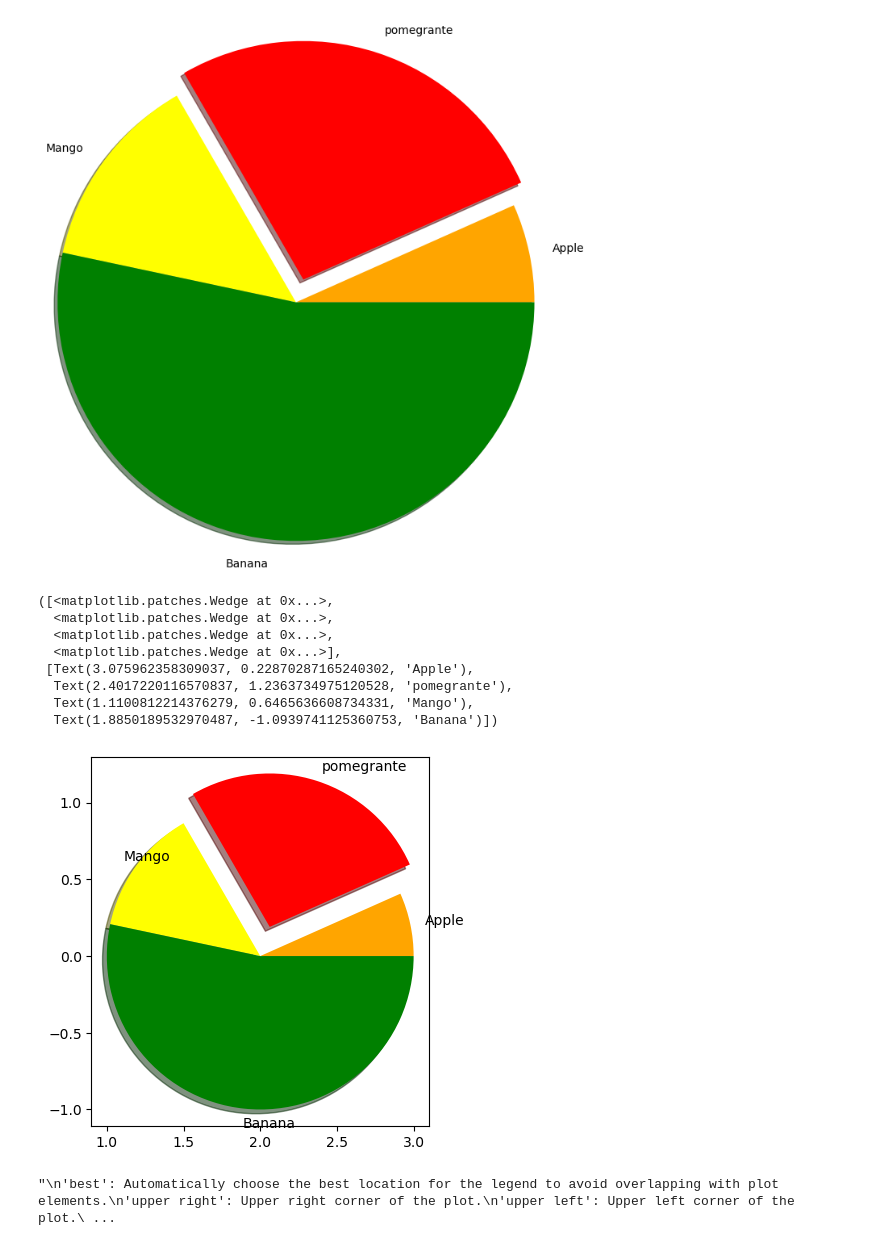
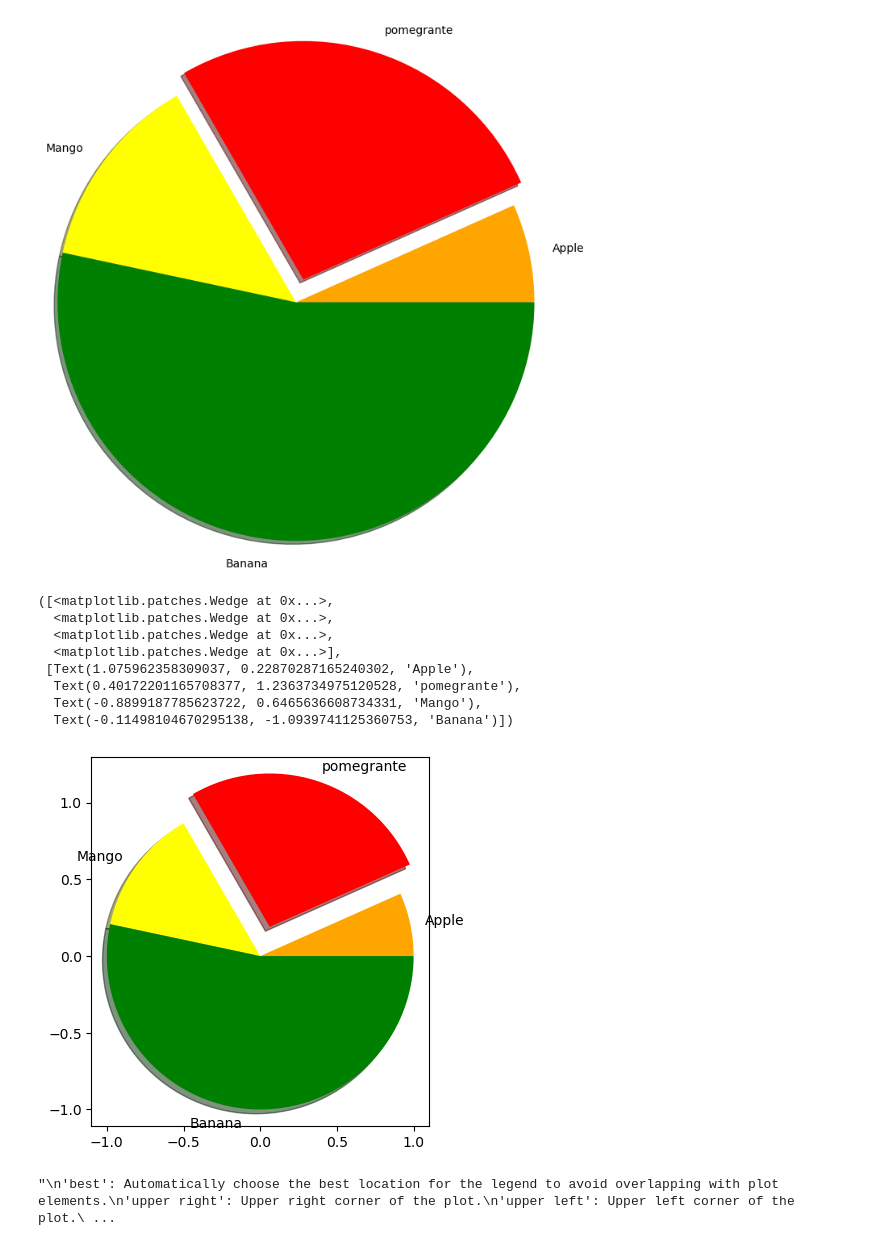
Before and after one commit to Karthik6622/PYTHON, a Jupyter notebook: Matplotlib_Practise_files/Matplotlib-Basics.ipynb, the cells around one changed output. Saved outputs shown, nothing was run; the diff lists cells and outputs as text; code cells hidden in the pictures.

```diff
--- a/Matplotlib_Practise_files/Matplotlib-Basics.ipynb
+++ b/Matplotlib_Practise_files/Matplotlib-Basics.ipynb
@@ -326,21 +326,21 @@ plt.pie(y,labels=fruits,colors=colors1,explode=exp,radius=2,shadow=True)#radius
 # %%
 #frame-it will draw line around the pie chart
 y=np.array([10,40,20,80])
 fruits=["Apple","pomegrante",'Mango','Banana']
 values=[20,50,40,100]
 colors1=['orange','red','yellow','green']
 exp=[0,0.2,0,0]#here i exploded Pommegrante
-plt.pie(y,labels=fruits,colors=colors1,explode=exp,frame=True,shadow=True,center=(2,0))
+plt.pie(y,labels=fruits,colors=colors1,explode=exp,frame=True,shadow=True)
 # %% [output]
 ([<matplotlib.patches.Wedge at 0x...>,
   <matplotlib.patches.Wedge at 0x...>,
   <matplotlib.patches.Wedge at 0x...>,
   <matplotlib.patches.Wedge at 0x...>],
- [Text(3.075962358309037, 0.22870287165240302, 'Apple'),
-  Text(2.4017220116570837, 1.2363734975120528, 'pomegrante'),
-  Text(1.1100812214376279, 0.6465636608734331, 'Mango'),
-  Text(1.8850189532970487, -1.0939741125360753, 'Banana')])
+ [Text(1.075962358309037, 0.22870287165240302, 'Apple'),
+  Text(0.40172201165708377, 1.2363734975120528, 'pomegrante'),
+  Text(-0.8899187785623722, 0.6465636608734331, 'Mango'),
+  Text(-0.11498104670295138, -1.0939741125360753, 'Banana')])
-[figure, old version]
+[figure, new version]
 # %%
 #legend=it will give explanation each wedges
 y=np.array([10,40,20,80])
```
Also changed, not shown: parts of 4 cells of this notebook, 22 other files.
